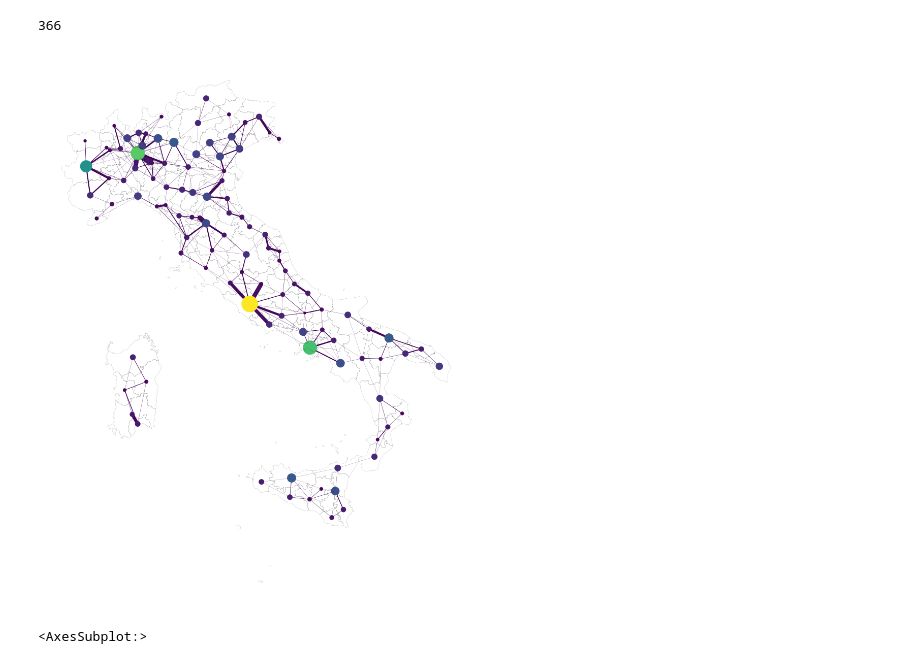
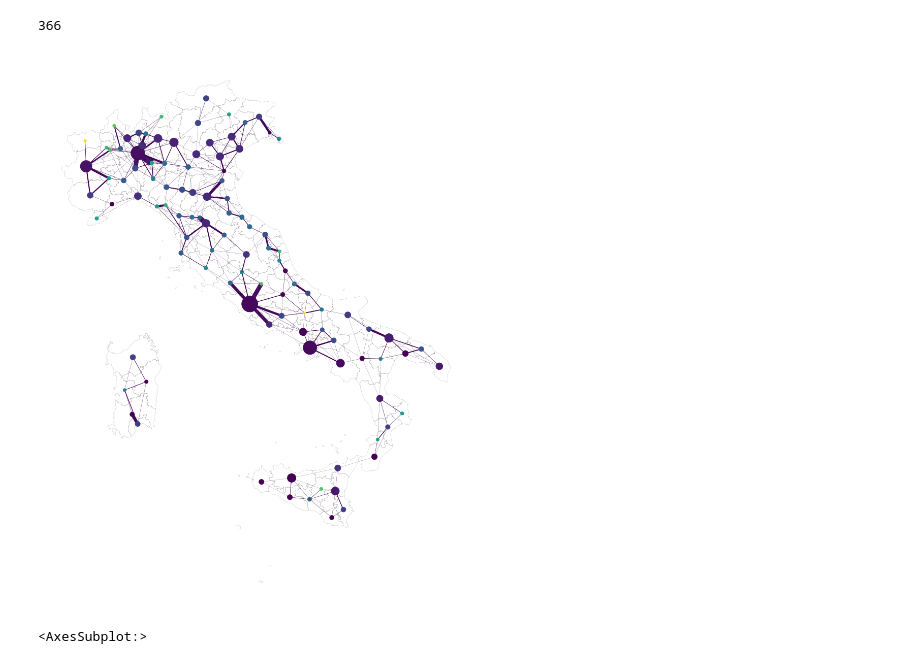
Before and after one commit to jcblemai/COVID-19_italy-vaccination-oc, a Jupyter notebook: ocp_trial-vector2-crtl-out-struct0.ipynb, the cells around one changed output. Drawn from its saved outputs; the diff is of its cells as text; code cells hidden in the pictures.

```diff
--- a/ocp_trial-vector2-crtl-out-struct0.ipynb
+++ b/ocp_trial-vector2-crtl-out-struct0.ipynb
@@ -223,6 +223,8 @@ reg = 0
 cdot_T = 0
 dyn = [None] * N
 spatial = [None] * N
+
+Sgeq0 = [None] * N
 
 mob_prun = -1
 mob_prun = 0.0006
@@ -238,6 +240,7 @@ for k in range(N):
 
     dyn[k] = []
     spatial[k] = []
+    Sgeq0[k] = []
     Sk, Ek, Pk, Rk, Ak, Ik = ca.veccat(*Vars['x', :, k, 'S']), ca.veccat(*Vars['x', :, k, 'E']), \
                              ca.veccat(*Vars['x', :, k, 'P']), ca.veccat(*Vars['x', :, k, 'R']), \
                              ca.veccat(*Vars['x', :, k, 'A']), ca.veccat(*Vars['x', :, k, 'I'])
@@ -277,6 +280,8 @@ for k in range(N):
         mob_ik = sum(C[i, m] * foi[m] for m in range(M))
 
         spatial[k].append(Vars['u', i, k, 'mob'] - mob_ik) # spatial, vaccines and dyn are put in g(x), with constraints that spatial and dyn are equal to zero
+        VacPpl = sum(Vars['x', i, k,name] for name in ['S','E','P','A','R'])
+        Sgeq0[k].append( Vars['x', i, k,'S'] - Vars['u', i, k, 'v']/(VacPpl+1e-10) )
         # thus imposing the dynamics and coupling.
         vaccines += Vars[ 'u', i, k, 'v'] * T / N  # Number of vaccine spent = num of vaccine rate * 7 (number of days)
 
@@ -291,6 +296,7 @@ g = cat.struct_MX([
     cat.entry("dyn", expr=dyn),
     cat.entry("spatial", expr=spatial),
     cat.entry("vaccines", expr=vaccines),
+    cat.entry("Sgeq0", expr=Sgeq0)
 ])
 
 costTerms = ca.Function('costTerms', [Vars, Params], [cases, reg])
@@ -303,6 +309,8 @@ ubg = g(0)
 
 ubg['vaccines'] = 2000*(T*.6)*M #8e6 #*M
 lbg['vaccines'] = -np.inf
+
+ubg['Sgeq0'] = np.inf
 
 optimize = 1
 lbx['u', :, :, 'v'] = 0.
@@ -523,31 +531,31 @@ G.number_of_edges()
 # %%
 fig, ax = plt.subplots(1,1,figsize=(20, 20))
 
 
 networkx.draw(G,
          G.position,
          node_size=1000/max(s.pop_node) * np.array([G.population[v] for v in G]),
           #node_color=[float(G.degree(v)) for v in G],
-           node_color=[G.population[v] for v in G],
-          #node_color=[G.epi[v]['vacc'] for v in G],
+        #node_color=[G.population[v] for v in G],
+          node_color=[G.epi[v]['vacc']/G.population[v] for v in G],
           width = 200* np.array([max(a['weight'],0.001) for u,v,a in G.edges(data=True)]),
           edge_color=10* np.array([a['weight'] for u,v,a in G.edges(data=True)]),
           edge_cmap = mpl.cm.viridis,
           ax = ax,
          with_labels=False
        )
 
 #     # scale the axes equally
 #plt.xlim(min(s.pos_node[:,0]) - 100000, max(s.pos_node[:,0])+ 100000)
 #plt.ylim(min(s.pos_node[:,1]) - 100000, max(s.pos_node[:,1])+ 100000)
 
 #s.shp.plot(ax = ax, column='' cmap='OrRd', facecolor="none", edgecolor="black")
 
 s.shp.boundary.plot(ax = ax,  edgecolor="black", linewidth = .11)
 
 plt.draw()
 # %% [output]
-[figure, old version]
+[figure, new version]
 # %%
 fig, ax = plt.subplots(1,1,figsize=(10, 10))
 s.shp.plot(ax = ax, column='Rend', cmap='OrRd')#,  edgecolor="black") #facecolor="none",
```
Also changed, not shown: parts of 5 cells of this notebook, 1 other file.
